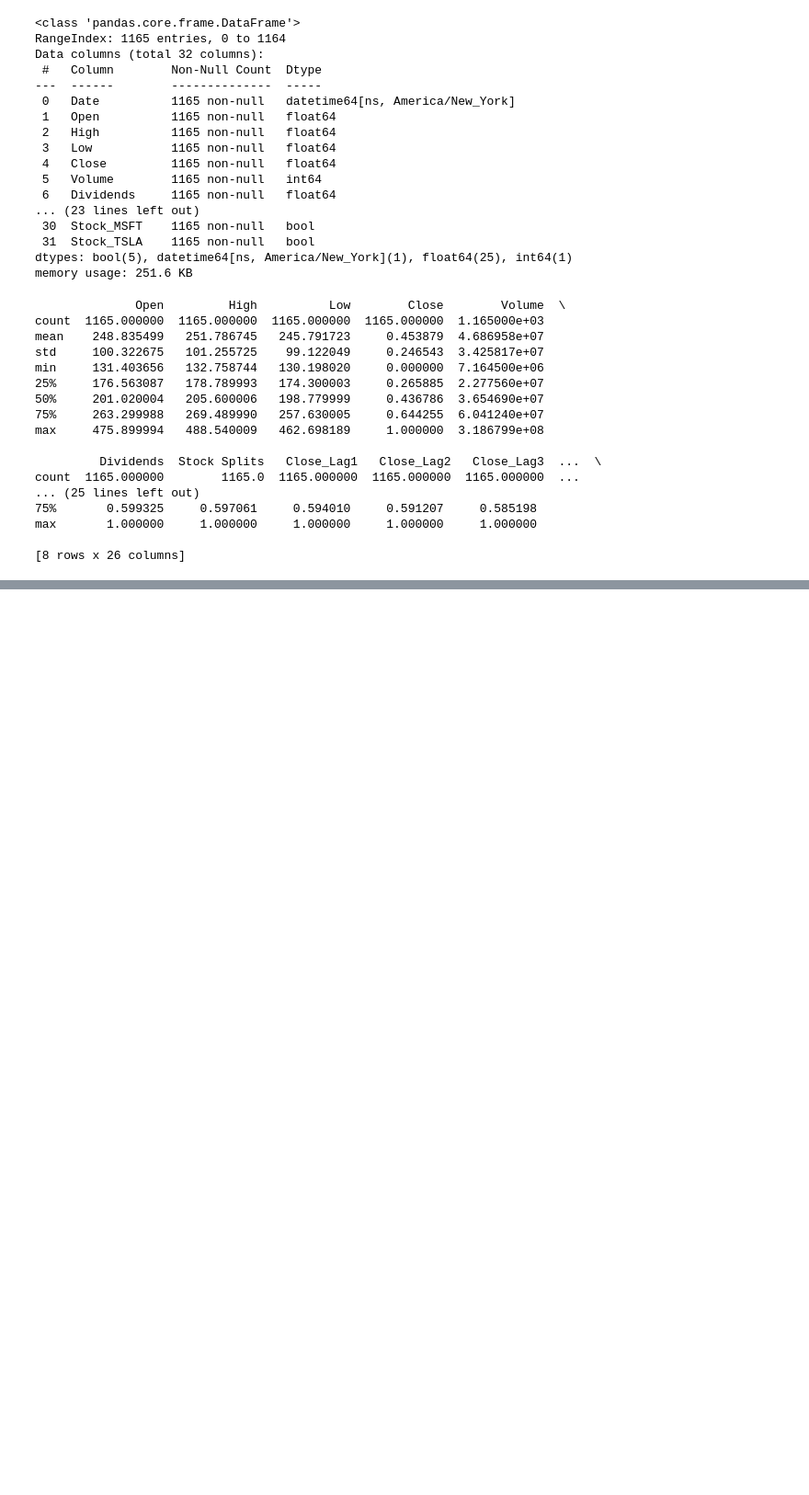
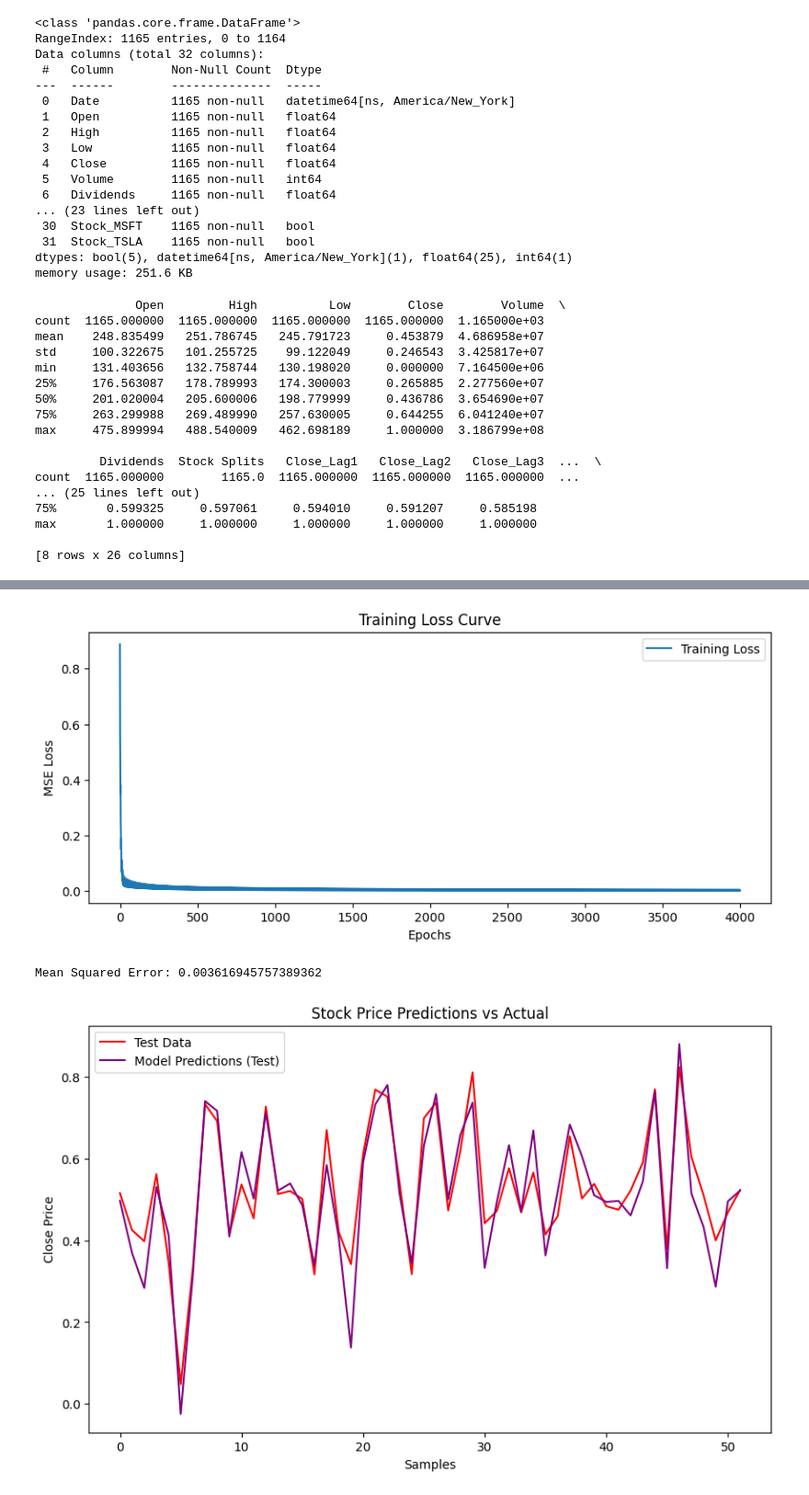
Before and after one commit to WizadCarton11/BloomTrading, a Jupyter notebook: ML/first.ipynb, the cells around one changed output, grey strips where cells are left out. Shown at 92% size. Drawn from its saved outputs; the diff is of its cells as text; code cells hidden in the pictures; blank space fills up the shorter version.

```diff
--- a/ML/first.ipynb
+++ b/ML/first.ipynb
@@ -240,0 +366,13 @@ max       1.000000     1.000000     1.000000     1.000000     1.000000
+# %%
+import numpy as np
+import matplotlib.pyplot as plt
+from sklearn.preprocessing import MinMaxScaler
+from sklearn.model_selection import train_test_split
+from ann_model import *  # Assuming ann_model contains the ANN implementation
+
+# Selecting features and target variable
+features = ["High", "Low", "RSI", "Stochastic_K", "Stochastic_D",
+            "Close_Lag10", "Close_Lag11", "Close_Lag12", "Close_Lag13", "Close_Lag14",
+            "Close_Lag15", "Close_Lag16", "Close_Lag17", "Close_Lag18", "Close_Lag19"]
+X = data[features].values
+Y = data["Close"].values.reshape(-1, 1)
@@ -240,0 +412,58 @@ max       1.000000     1.000000     1.000000     1.000000     1.000000
+# %%
+# Normalize data
+scaler_X = MinMaxScaler()
+scaler_Y = MinMaxScaler()
+X_scaled = scaler_X.fit_transform(X)
+Y_scaled = scaler_Y.fit_transform(Y)
+# %%
+# Train-test split
+X_train, X_test, Y_train, Y_test = train_test_split(X_scaled, Y_scaled, test_size=0.2, random_state=42)
+
+# Define ANN model
+model = ANNModel()
+model.add_layer(number_of_neurons=128, input_shape=X_train.shape[1], activation_function="relu")
+model.add_layer(number_of_neurons=64, activation_function="relu")
+model.add_layer(number_of_neurons=32, activation_function="relu")
+model.add_layer(number_of_neurons=1, activation_function="linear")
+model.compile(loss="mse", metric="mae", learning_rate=0.001, alpha=0.01, batch_size=64)
+
+# Train the model
+losses = model.train(X_train, Y_train)
+
+# Predictions
+Y_pred_train = model.predict(X_train)
+Y_pred_test = model.predict(X_test)
+
+# Rescale predictions back to the original scale
+Y_pred_train_rescaled = scaler_Y.inverse_transform(Y_pred_train)
+Y_pred_test_rescaled = scaler_Y.inverse_transform(Y_pred_test)
+Y_train_rescaled = scaler_Y.inverse_transform(Y_train)
+Y_test_rescaled = scaler_Y.inverse_transform(Y_test)
+
+# Plot Loss Curve
+plt.figure(figsize=(10, 4))
+plt.plot(losses, label="Training Loss")
+plt.xlabel("Epochs")
+plt.ylabel("MSE Loss")
+plt.title("Training Loss Curve")
+plt.legend()
+plt.show()
+
+# get the testing loss using y_test and y_pred_test
+from sklearn.metrics import mean_squared_error
+mse = mean_squared_error(Y_test_rescaled, Y_pred_test_rescaled)
+print(f"Mean Squared Error: {mse}")
+
+# Plot Predictions vs Ground Truth
+plt.figure(figsize=(10, 6))
+# plt.plot(Y_train_rescaled, label="Train Data", color="blue")
+plt.plot(Y_test_rescaled, label="Test Data", color="red")
+# plt.plot(Y_pred_train_rescaled, label="Model Predictions (Train)", color="green")
+plt.plot(Y_pred_test_rescaled, label="Model Predictions (Test)", color="purple")
+
+plt.xlabel("Samples")
+plt.ylabel("Close Price")
+plt.title("Stock Price Predictions vs Actual")
+plt.legend()
+plt.show()
+# %% [output]
@@ -240,0 +476,3 @@ max       1.000000     1.000000     1.000000     1.000000     1.000000
+[figure, added]
+Mean Squared Error: 0.003616945757389362
+[figure, added]
```
Also changed, not shown: parts of 9 cells of this notebook, 31 other files.
